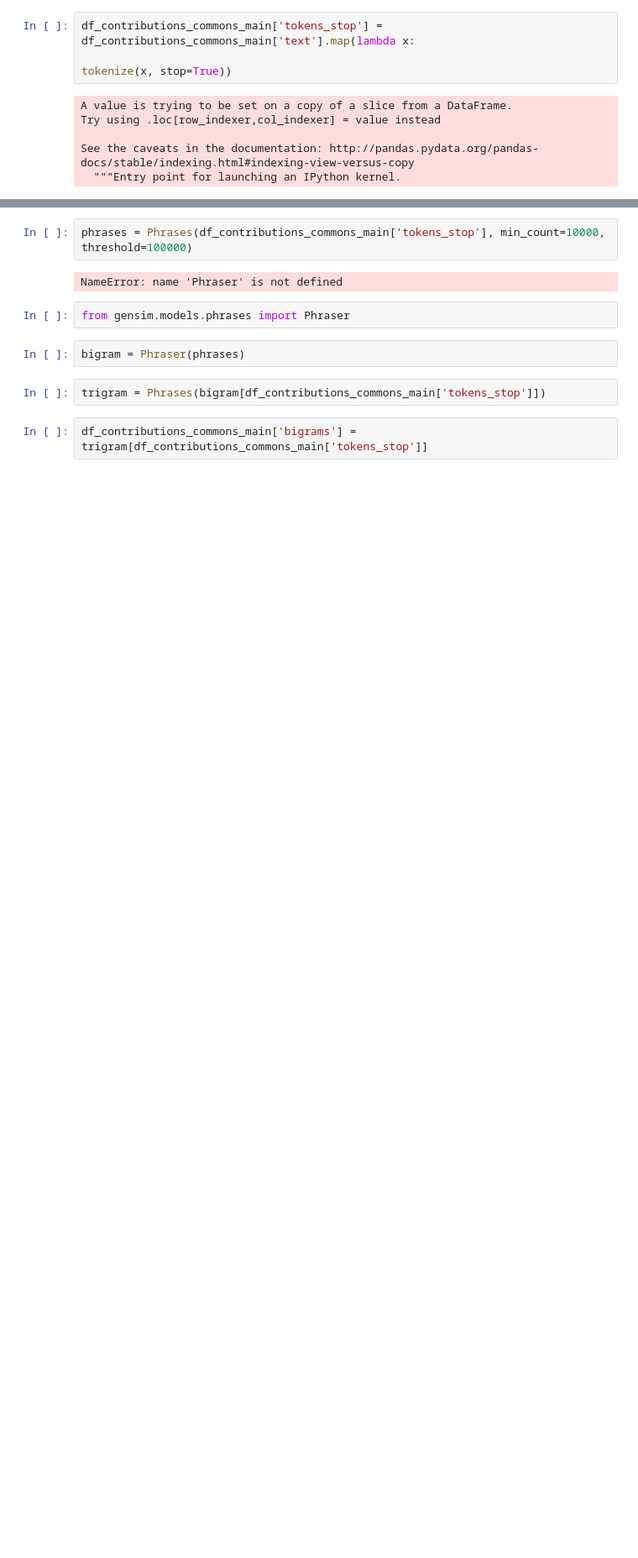
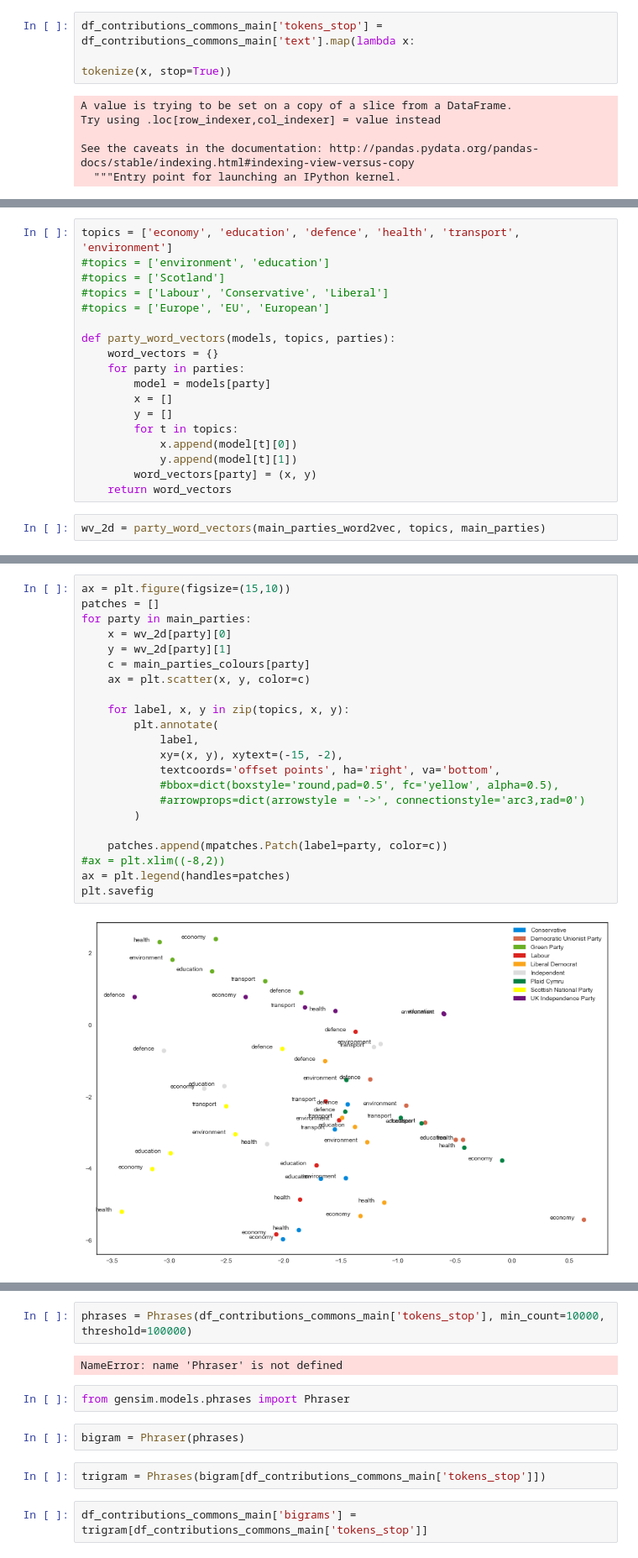
Before and after one commit to georgerichardson/hansard, a Jupyter notebook: notebooks/exploratory_analysis.ipynb, the cells around one changed output, grey strips where cells are left out. Shown at 84% size. Drawn from its saved outputs; the diff is of its cells as text; blank space fills up the shorter version.

```diff
--- a/notebooks/exploratory_analysis.ipynb
+++ b/notebooks/exploratory_analysis.ipynb
@@ -296,0 +421,20 @@ from gensim.models import Word2Vec
+# %%
+topics = ['economy', 'education', 'defence', 'health', 'transport', 'environment']
+#topics = ['environment', 'education']
+#topics = ['Scotland']
+#topics = ['Labour', 'Conservative', 'Liberal']
+#topics = ['Europe', 'EU', 'European']
+
+def party_word_vectors(models, topics, parties):
+    word_vectors = {}
+    for party in parties:
+        model = models[party]
+        x = []
+        y = []
+        for t in topics:
+            x.append(model[t][0])
+            y.append(model[t][1])
+        word_vectors[party] = (x, y)
+    return word_vectors
+# %%
+wv_2d = party_word_vectors(main_parties_word2vec, topics, main_parties)
@@ -296,0 +445,24 @@ from gensim.models import Word2Vec
+# %%
+ax = plt.figure(figsize=(15,10))
+patches = []
+for party in main_parties:
+    x = wv_2d[party][0]
+    y = wv_2d[party][1]
+    c = main_parties_colours[party]
+    ax = plt.scatter(x, y, color=c)
+
+    for label, x, y in zip(topics, x, y):
+        plt.annotate(
+            label,
+            xy=(x, y), xytext=(-15, -2),
+            textcoords='offset points', ha='right', va='bottom',
+            #bbox=dict(boxstyle='round,pad=0.5', fc='yellow', alpha=0.5),
+            #arrowprops=dict(arrowstyle = '->', connectionstyle='arc3,rad=0')
+        )
+
+    patches.append(mpatches.Patch(label=party, color=c))
+#ax = plt.xlim((-8,2))
+ax = plt.legend(handles=patches)
+plt.savefig
+# %% [output]
+[figure, added]
```
Also changed, not shown: parts of 63 cells of this notebook.
